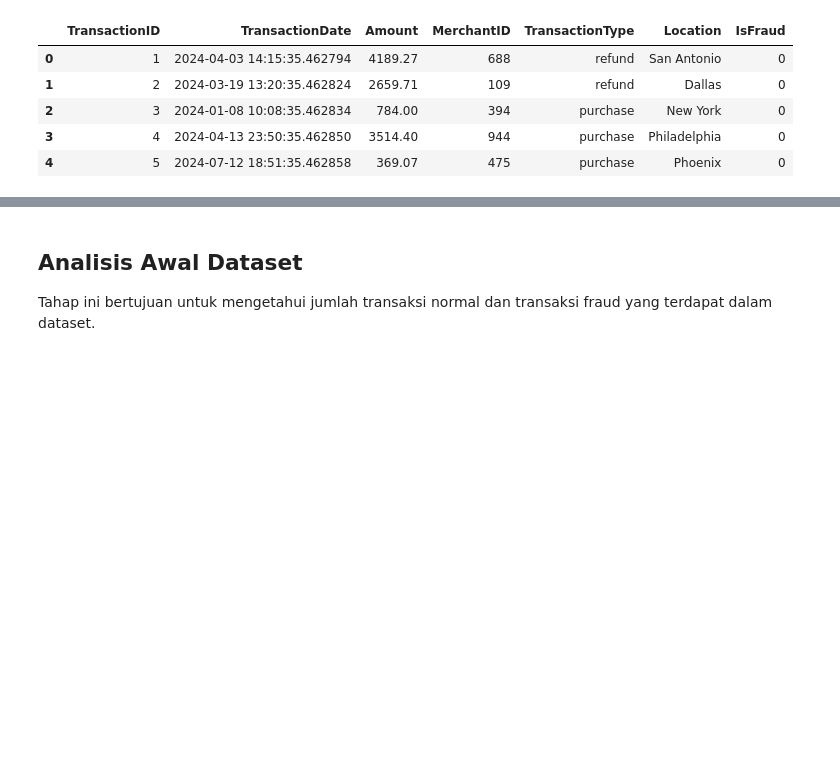
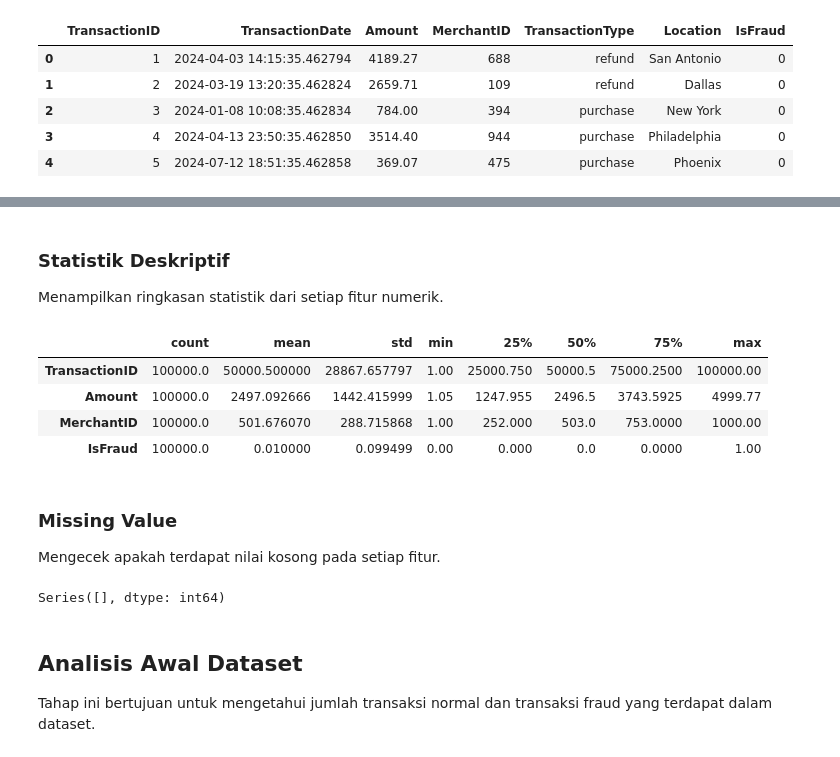
Before and after one commit to gibranW04/UASml, a Jupyter notebook: main.ipynb, the cells around one changed output, grey strips where cells are left out. Cells and saved outputs as stored; diff of their text form; code cells hidden in the pictures; blank space fills up the shorter version.

```diff
--- a/main.ipynb
+++ b/main.ipynb
@@ -98,3 +102,25 @@ None
+# %% [markdown]
+### Statistik Deskriptif
+
+Menampilkan ringkasan statistik dari setiap fitur numerik.
+# %%
+df.describe().T
+# %% [output]
+|  | count | mean | std | min | 25% | 50% | 75% | max |
+| TransactionID | 100000.0 | 50000.500000 | 28867.657797 | 1.00 | 25000.750 | 50000.5 | 75000.2500 | 100000.00 |
+| Amount | 100000.0 | 2497.092666 | 1442.415999 | 1.05 | 1247.955 | 2496.5 | 3743.5925 | 4999.77 |
+| MerchantID | 100000.0 | 501.676070 | 288.715868 | 1.00 | 252.000 | 503.0 | 753.0000 | 1000.00 |
+| IsFraud | 100000.0 | 0.010000 | 0.099499 | 0.00 | 0.000 | 0.0 | 0.0000 | 1.00 |
+# %% [markdown]
+### Missing Value
+
+Mengecek apakah terdapat nilai kosong pada setiap fitur.
+# %%
+missing = df.isnull().sum()
+
+missing[missing > 0]
+# %% [output]
+Series([], dtype: int64)
 # %% [markdown]
 ## Analisis Awal Dataset
 
```
Also changed, not shown: parts of 24 cells of this notebook.
